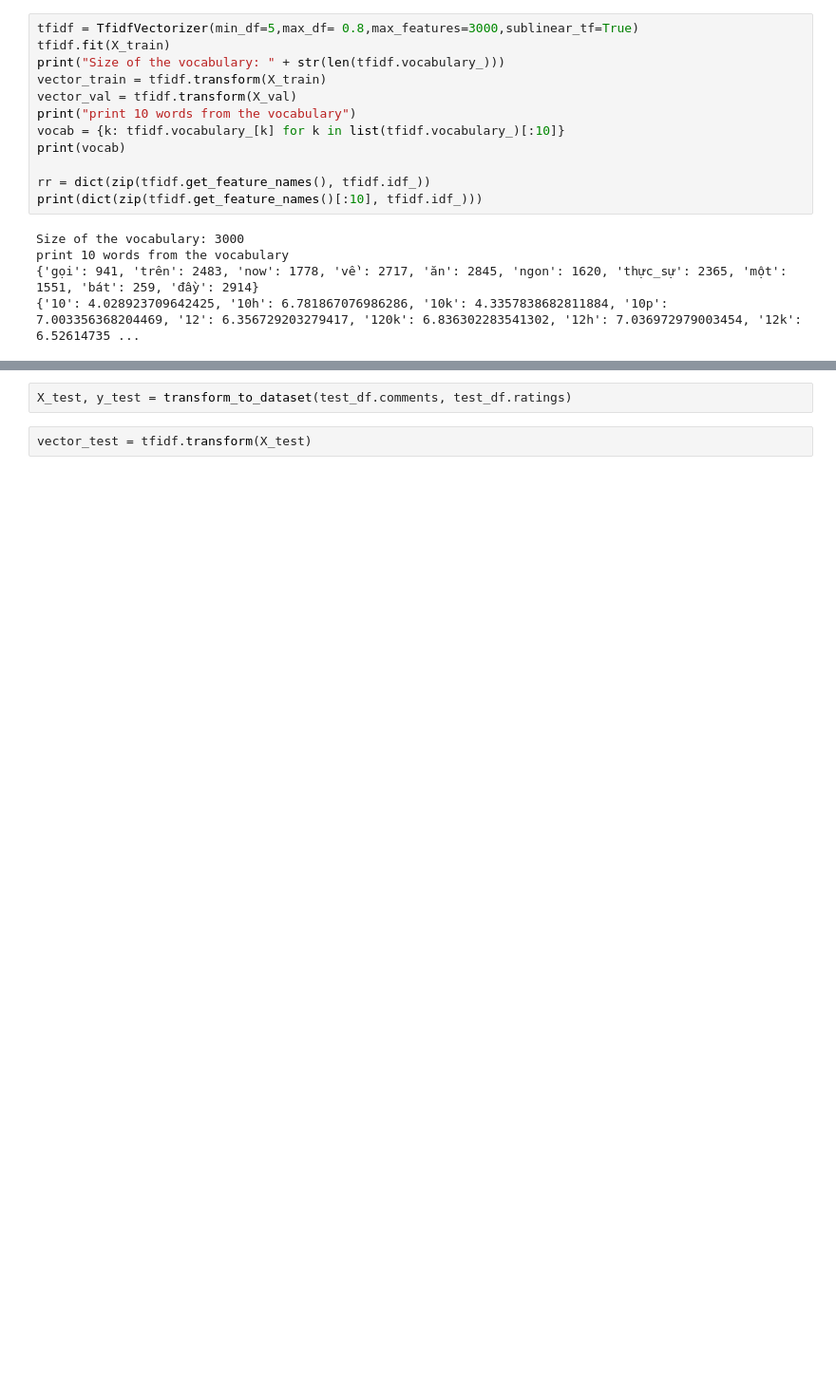
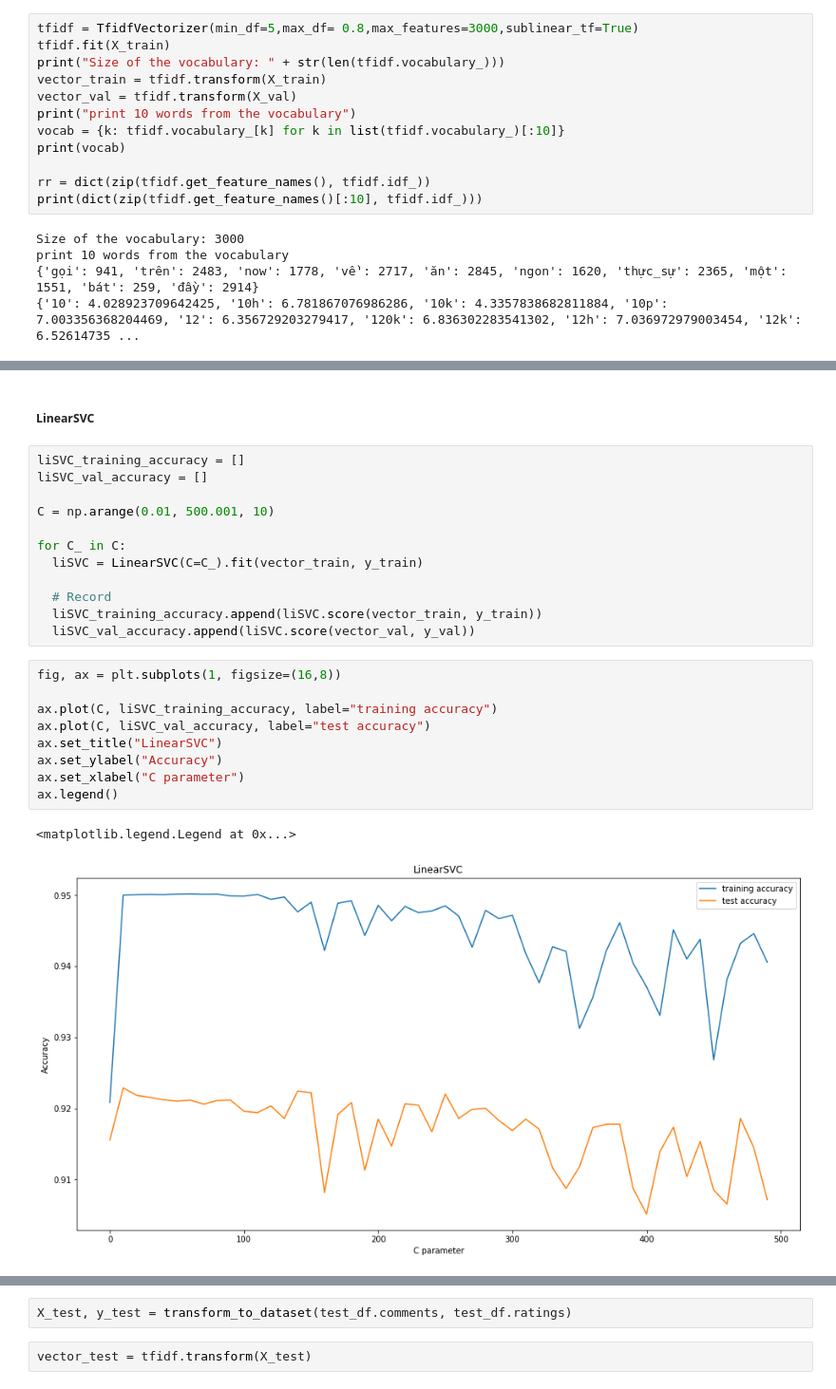
Before and after one commit to DatDoc/CS114.K21.KHTN, a Jupyter notebook: sentiment_analysis/sentiment_analysis.ipynb, the cells around one changed output, grey strips where cells are left out. Shown at 95% size. Cells and saved outputs as stored; diff of their text form; blank space fills up the shorter version.

```diff
--- a/sentiment_analysis/sentiment_analysis.ipynb
+++ b/sentiment_analysis/sentiment_analysis.ipynb
@@ -563 +583,27 @@ Best: 0.939279 using {'C': 1.0, 'penalty': 'l2', 'solver': 'liblinear'}
+# %% [markdown]
+##### LinearSVC
+# %%
+liSVC_training_accuracy = []
+liSVC_val_accuracy = []
+
+C = np.arange(0.01, 500.001, 10)
+
+for C_ in C:
+  liSVC = LinearSVC(C=C_).fit(vector_train, y_train)
+
+  # Record
+  liSVC_training_accuracy.append(liSVC.score(vector_train, y_train))
+  liSVC_val_accuracy.append(liSVC.score(vector_val, y_val))
+# %%
+fig, ax = plt.subplots(1, figsize=(16,8))
+
+ax.plot(C, liSVC_training_accuracy, label="training accuracy")
+ax.plot(C, liSVC_val_accuracy, label="test accuracy")
+ax.set_title("LinearSVC")
+ax.set_ylabel("Accuracy")
+ax.set_xlabel("C parameter")
+ax.legend()
+# %% [output]
+<matplotlib.legend.Legend at 0x...>
+[figure, added]
 # %%
```
Also changed, not shown: parts of 72 cells of this notebook.
